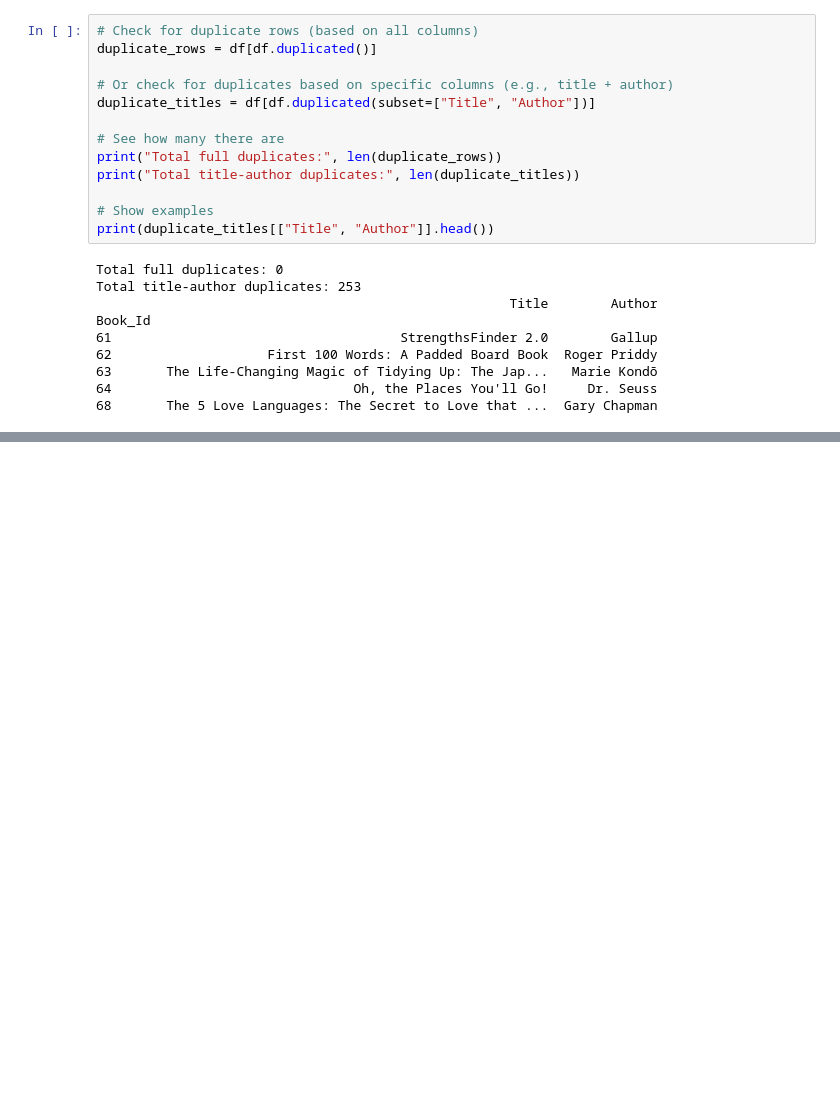
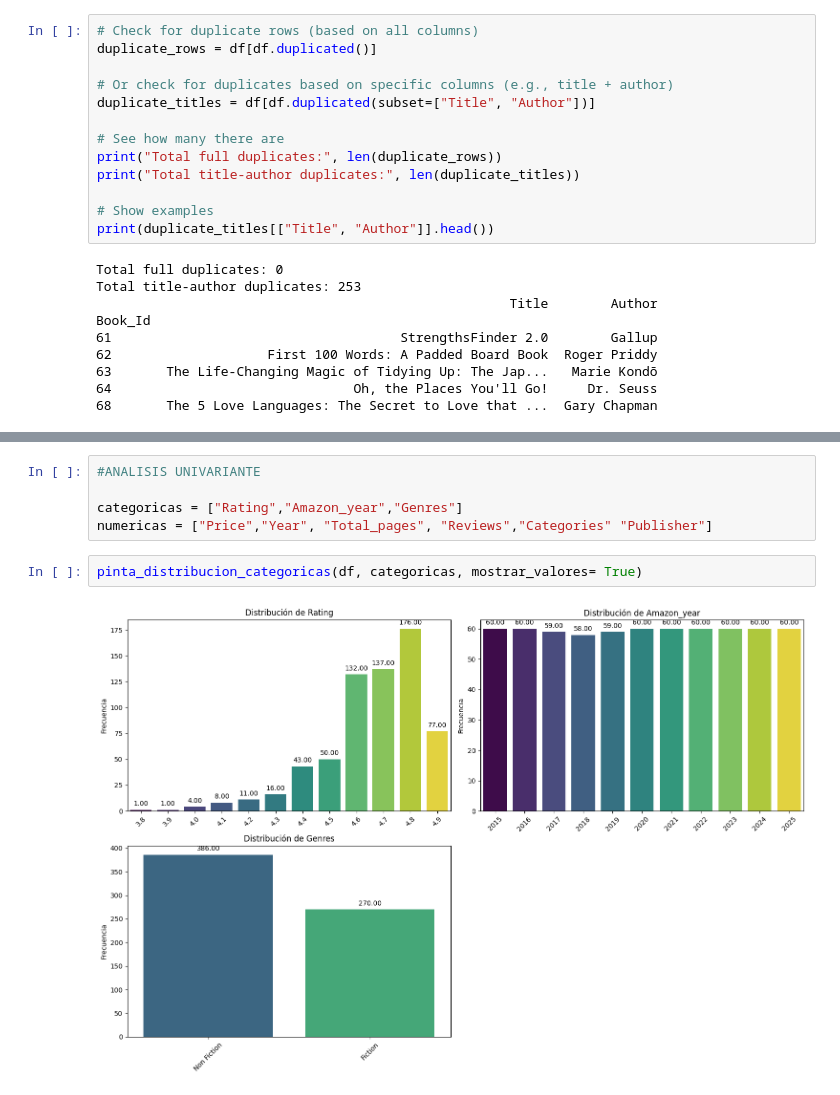
Before and after one commit to Martagilant/EDA, a Jupyter notebook: amazon_analysis.ipynb, the cells around one changed output, grey strips where cells are left out. Drawn from its saved outputs; the diff is of its cells as text; blank space fills up the shorter version.

Commit message:
amazom_analysis
beggining on univariant analysis

```diff
--- a/amazon_analysis.ipynb
+++ b/amazon_analysis.ipynb
@@ -285,0 +289,9 @@ card_tipo(df)
+# %%
+#ANALISIS UNIVARIANTE
+
+categoricas = ["Rating","Amazon_year","Genres"]
+numericas = ["Price","Year", "Total_pages", "Reviews","Categories" "Publisher"]
+# %%
+pinta_distribucion_categoricas(df, categoricas, mostrar_valores= True)
+# %% [output]
+[figure, added]
```
Also changed, not shown: parts of 9 cells of this notebook, 2 other files.
